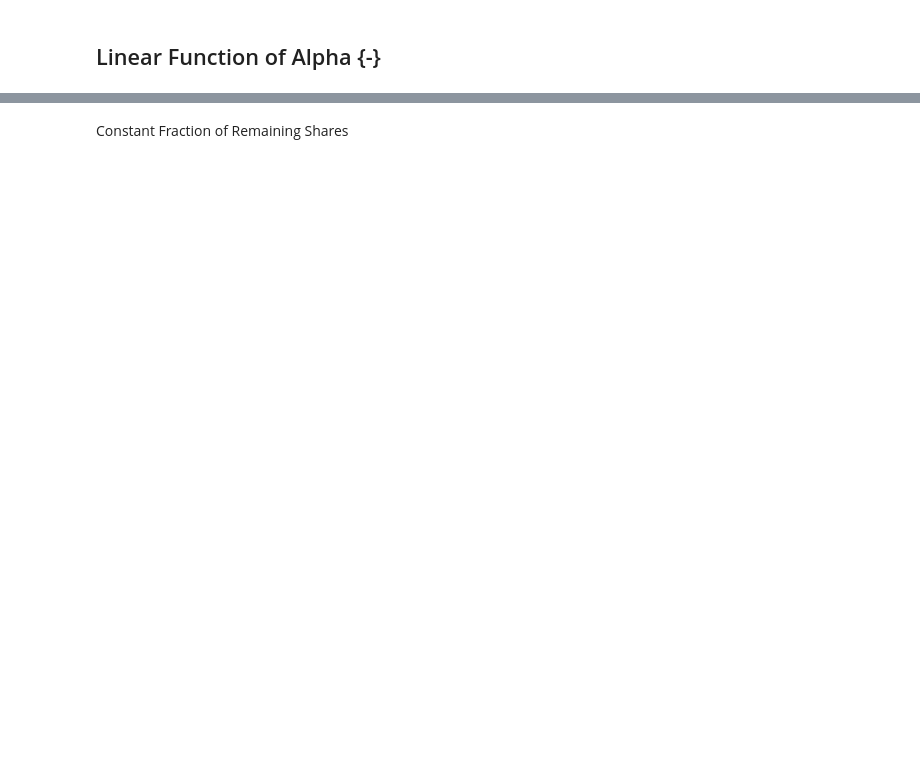
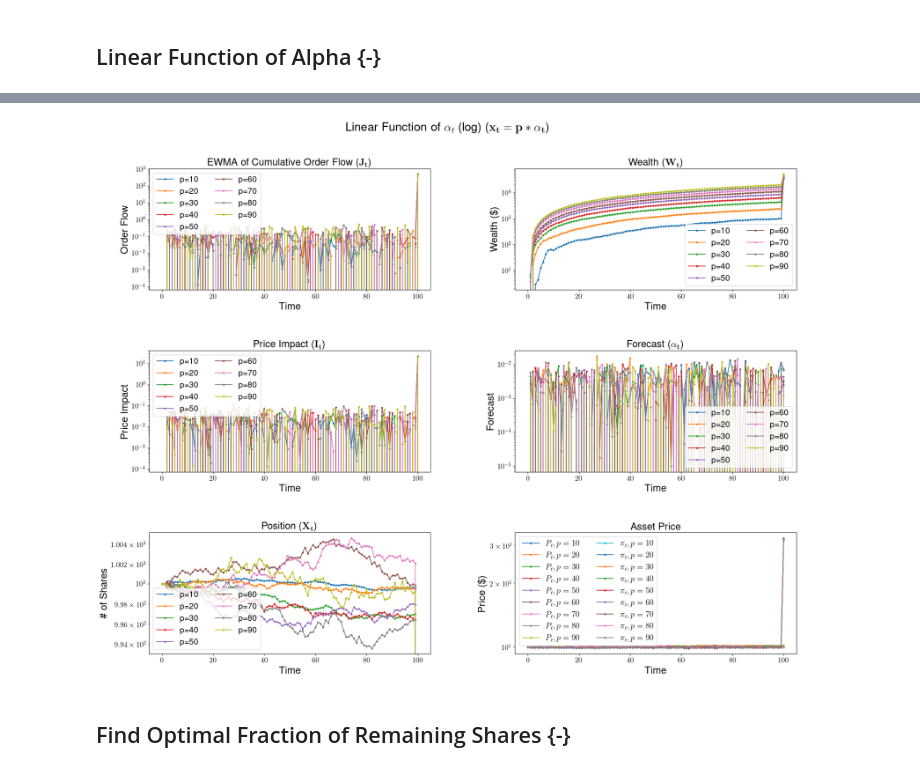
Before and after one commit to edmund735/seniorthesis, a Jupyter notebook: models.ipynb, the cells around one changed output, grey strips where cells are left out. Drawn from its saved outputs; the diff is of its cells as text; code cells hidden in the pictures; blank space fills up the shorter version.

```diff
--- a/models.ipynb
+++ b/models.ipynb
@@ -237,2 +229,20 @@ plt.show(plot_multi_results(f"Constant Fraction of Remaining Shares (x_t=)", d))
+# %%
+def lin_alpha(m, alpha, **kwargs):
+    '''
+    Calculates the number of shares to sell for a linear function of alpha
+    '''
+    return m * alpha
+
+lin_alpha_df = pd.DataFrame()
+
+d = {}
+
+for i in range(1, 10):
+    frac = 10 * i
+
+    d[frac] = sim_MC(lin_alpha, key_args = {'m': frac})
+plt.show(plot_multi_results(r"Linear Function of $\alpha_t$ (log) ($\mathbf{x_t=p*\alpha_t}$)", d, logsc = True))
+# %% [output]
+[figure, added]
 # %% [markdown]
-Constant Fraction of Remaining Shares
+## Find Optimal Fraction of Remaining Shares {-}
```
Also changed, not shown: parts of 8 cells of this notebook.
